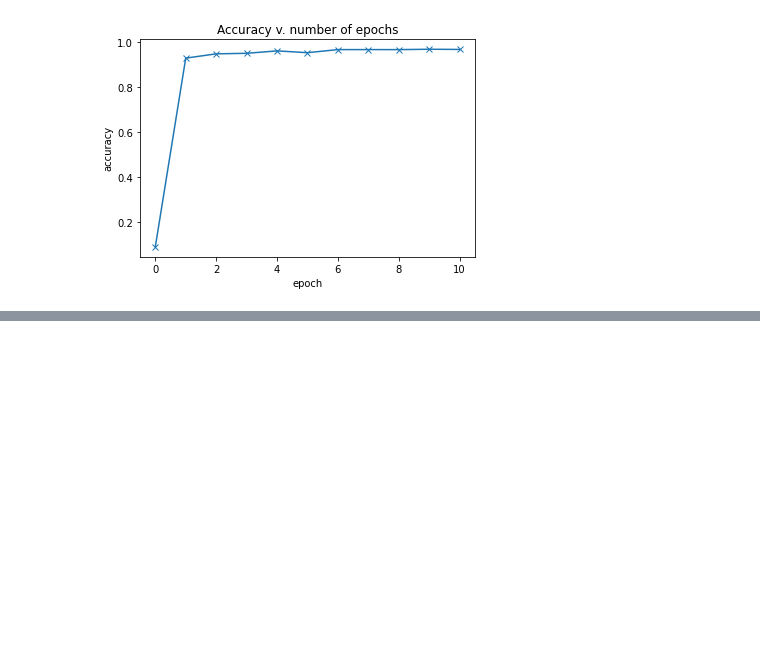
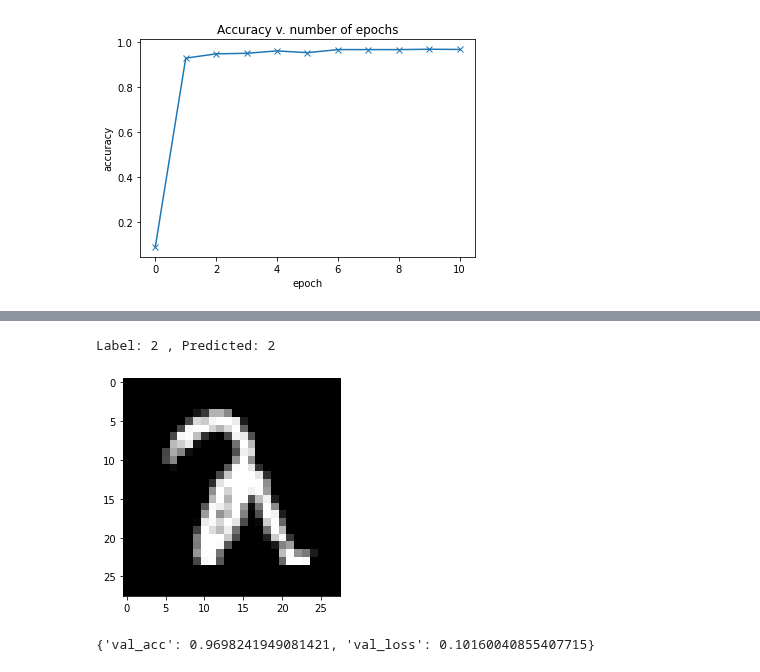
Before and after one commit to nicovakr/Pytorch-init, a Jupyter notebook: DeepNN.ipynb, the cells around one changed output, grey strips where cells are left out. Saved outputs shown, nothing was run; the diff lists cells and outputs as text; code cells hidden in the pictures; blank space fills up the shorter version.

```diff
--- a/DeepNN.ipynb
+++ b/DeepNN.ipynb
@@ -553,0 +588,14 @@ plt.title('Accuracy v. number of epochs');
+# %%
+img, label = test_dataset[1551]
+plt.imshow(img[0], cmap='gray')
+print('Label:', label, ', Predicted:', predict_image(img, model))
+# %% [output]
+Label: 2 , Predicted: 2
+[figure, added]
+# %%
+# loss and accuracy on the test set
+test_loader = DeviceDataLoader(DataLoader(test_dataset, batch_size=256), device)
+result = evaluate(model, test_loader)
+result
+# %% [output]
+{'val_acc': 0.9698241949081421, 'val_loss': 0.10160040855407715}
```
Also changed, not shown: parts of 6 cells of this notebook.
